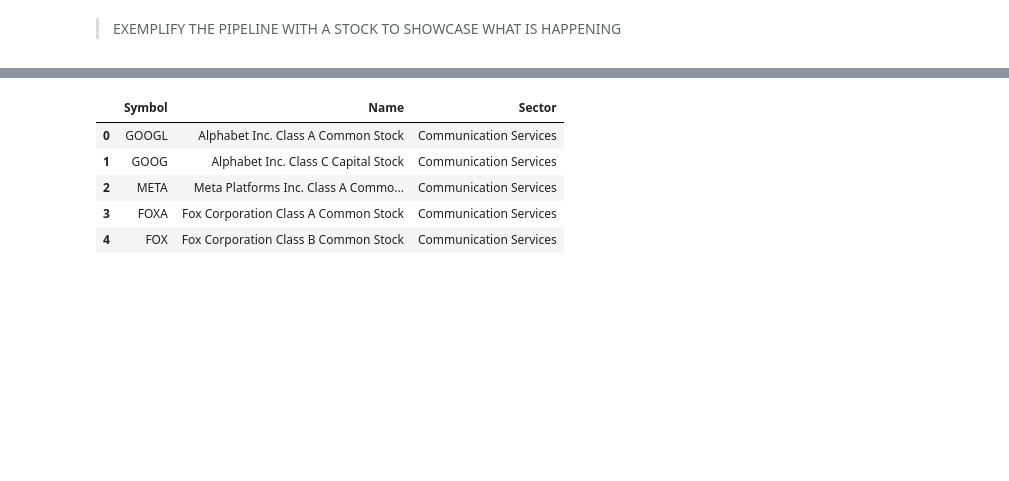
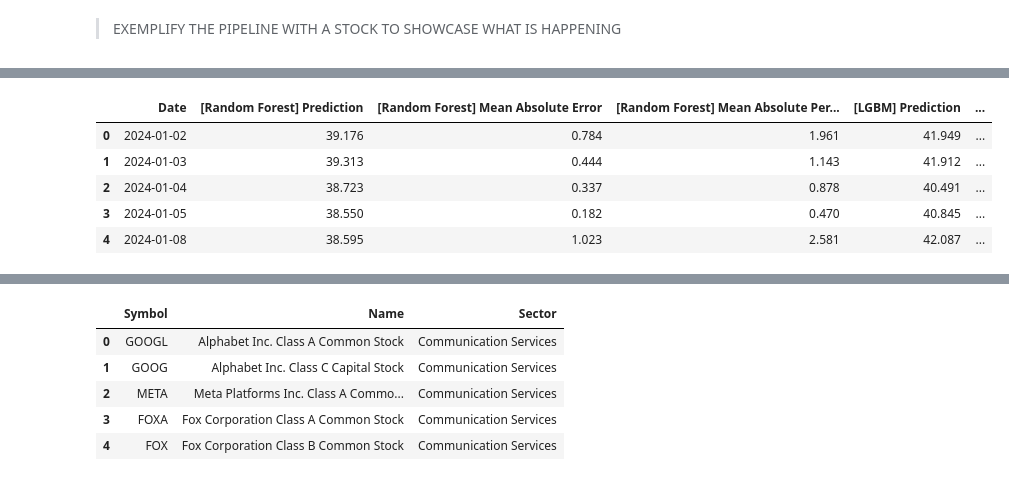
Before and after one commit to EstevesX10/SP500-Stock-Forecasting-and-Optimization, a Jupyter notebook: SP500 Stock Forecasting and Optimization/SP500 Stock Price Forecasting and Optimization.ipynb, the cells around one changed output, grey strips where cells are left out. Saved outputs shown, nothing was run; the diff lists cells and outputs as text; code cells hidden in the pictures; blank space fills up the shorter version.

```diff
--- a/SP500 Stock Forecasting and Optimization/SP500 Stock Price Forecasting and Optimization.ipynb
+++ b/SP500 Stock Forecasting and Optimization/SP500 Stock Price Forecasting and Optimization.ipynb
@@ -294,0 +288,13 @@ nvdaPredictor = StockPricePredictor(stockSymbol="NVDA", datesToPredict=predictio
+# %%
+# Train the selected models to perform inference
+nvdaRawForecast, nvdaForecast = nvdaPredictor.trainModels()
+# %%
+# Check the raw predictions for the NVDA Stock over the first 5 days of January 2024
+nvdaRawForecast.head()
+# %% [output]
+|  | Date | [Random Forest] Prediction | [Random Forest] Mean Absolute Error | [Random Forest] Mean Absolute Per... | [LGBM] Prediction | ... |
+| 0 | 2024-01-02 | 39.176 | 0.784 | 1.961 | 41.949 | ... |
+| 1 | 2024-01-03 | 39.313 | 0.444 | 1.143 | 41.912 | ... |
+| 2 | 2024-01-04 | 38.723 | 0.337 | 0.878 | 40.491 | ... |
+| 3 | 2024-01-05 | 38.550 | 0.182 | 0.470 | 40.845 | ... |
+| 4 | 2024-01-08 | 38.595 | 1.023 | 2.581 | 42.087 | ... |
```
Also changed, not shown: parts of 27 cells of this notebook.
